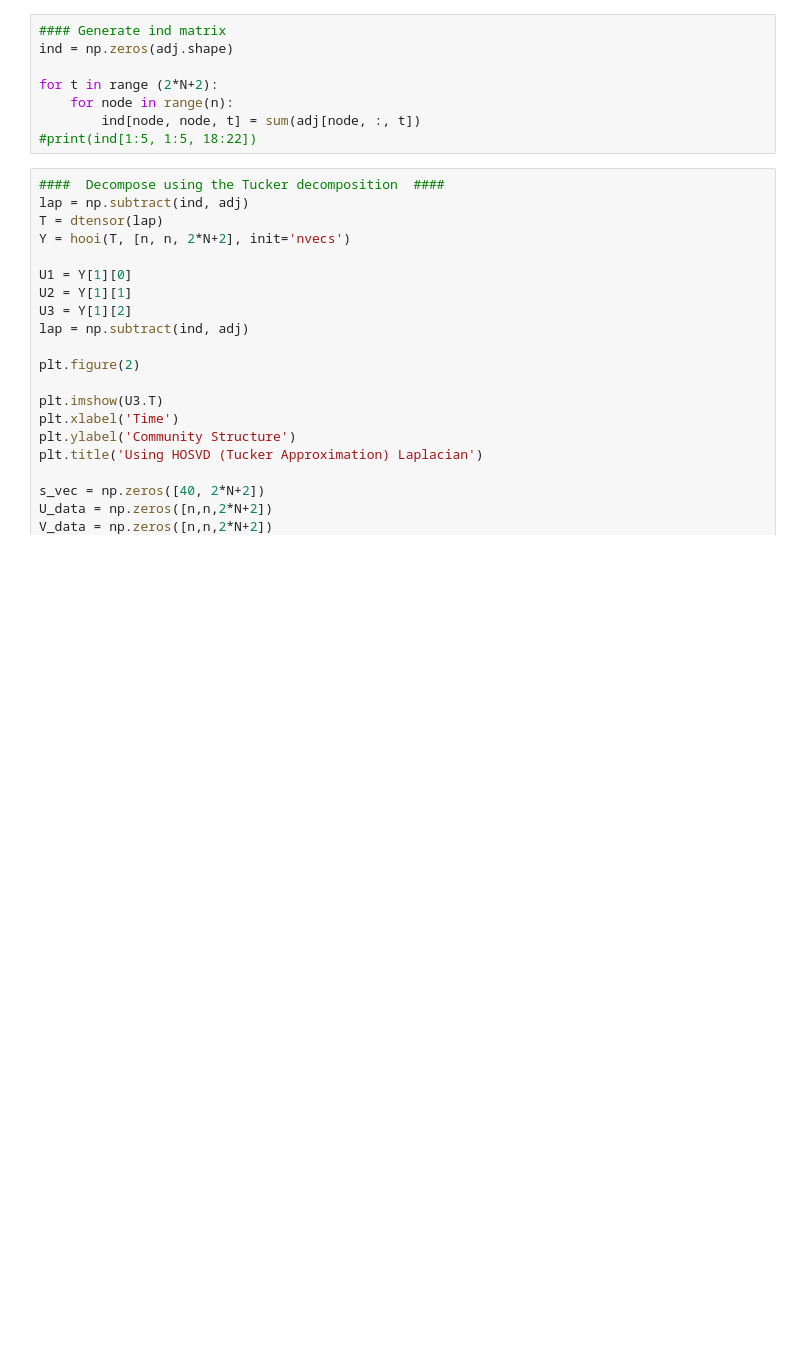
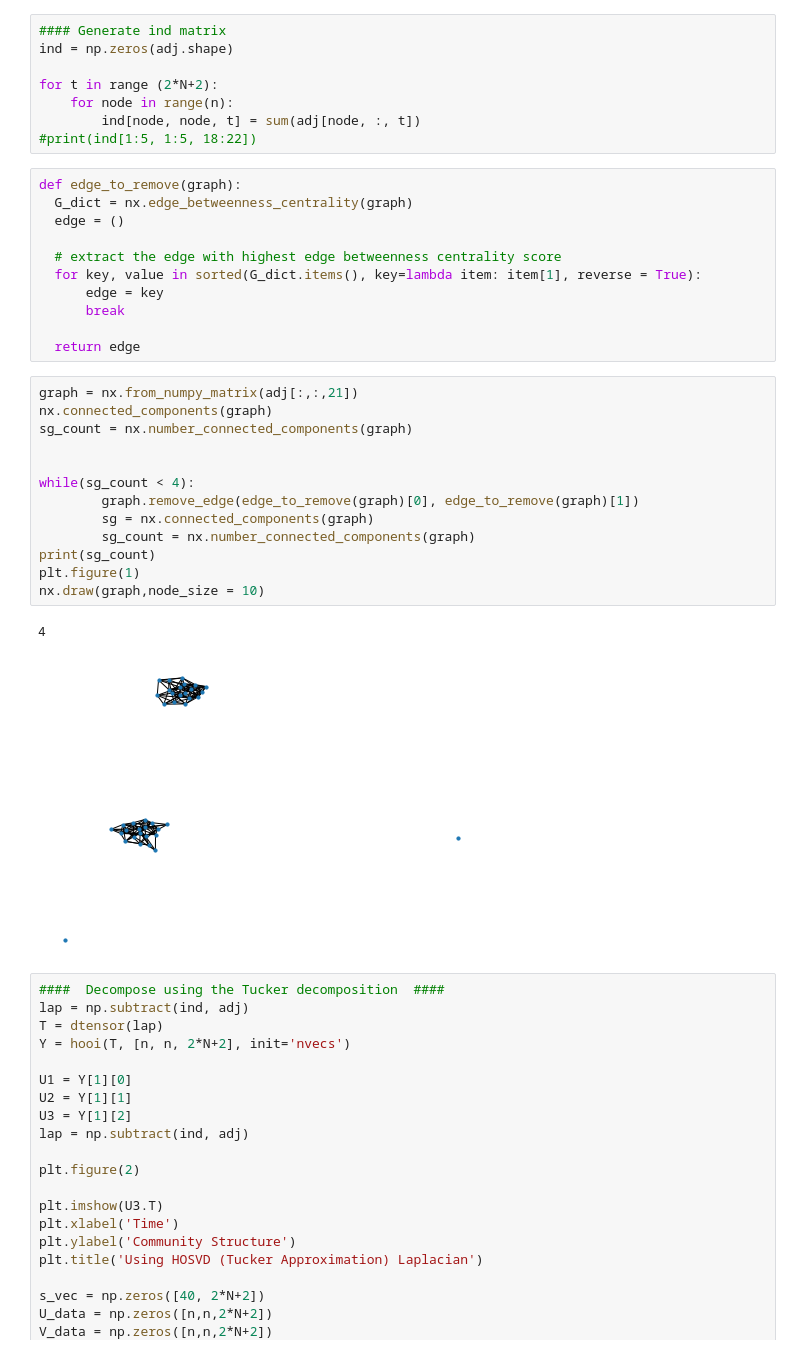
Before and after one commit to VintageDesign/multi_linear_research, a Jupyter notebook: riley/Graph Analysis.ipynb, the cells around one changed output. Saved outputs shown, nothing was run; the diff lists cells and outputs as text; blank space fills up the shorter version.

```diff
--- a/riley/Graph Analysis.ipynb
+++ b/riley/Graph Analysis.ipynb
@@ -99,6 +99,33 @@ for t in range (2*N+2):
     for node in range(n):
         ind[node, node, t] = sum(adj[node, :, t])
 #print(ind[1:5, 1:5, 18:22])
+# %%
+def edge_to_remove(graph):
+  G_dict = nx.edge_betweenness_centrality(graph)
+  edge = ()
+
+  # extract the edge with highest edge betweenness centrality score
+  for key, value in sorted(G_dict.items(), key=lambda item: item[1], reverse = True):
+      edge = key
+      break
+
+  return edge
+# %%
+graph = nx.from_numpy_matrix(adj[:,:,21])
+nx.connected_components(graph)
+sg_count = nx.number_connected_components(graph)
+
+
+while(sg_count < 4):
+		graph.remove_edge(edge_to_remove(graph)[0], edge_to_remove(graph)[1])
+		sg = nx.connected_components(graph)
+		sg_count = nx.number_connected_components(graph)
+print(sg_count)
+plt.figure(1)
+nx.draw(graph,node_size = 10)
+# %% [output]
+4
+[figure, added]
 # %%
 ####  Decompose using the Tucker decomposition  ####
 lap = np.subtract(ind, adj)
```
Also changed, not shown: parts of 1 cell of this notebook, 4 other files.
